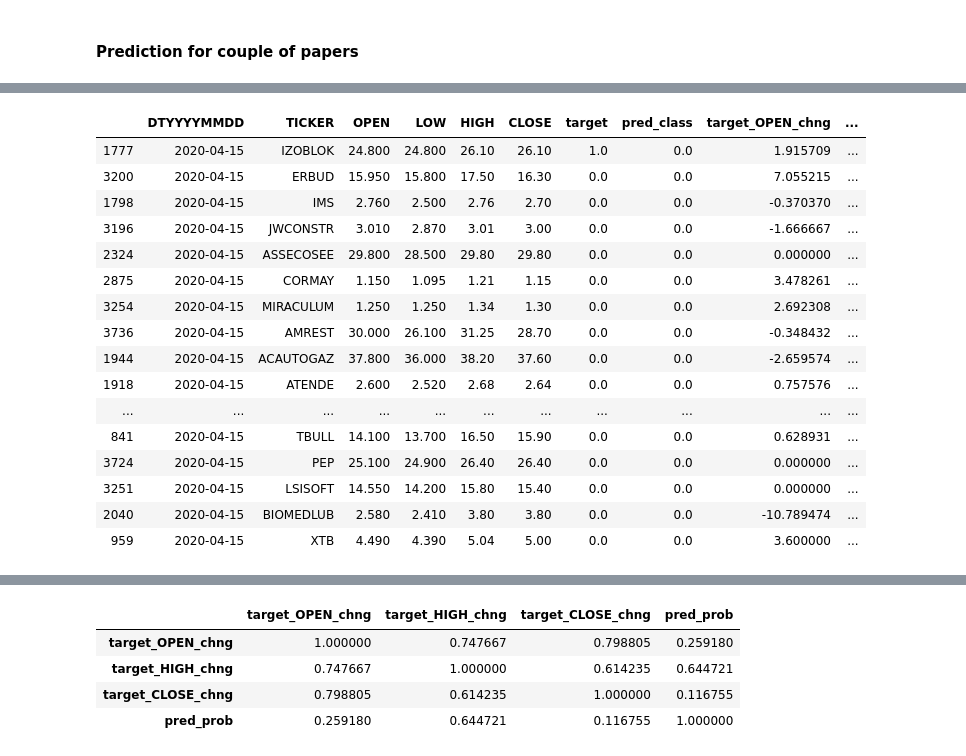
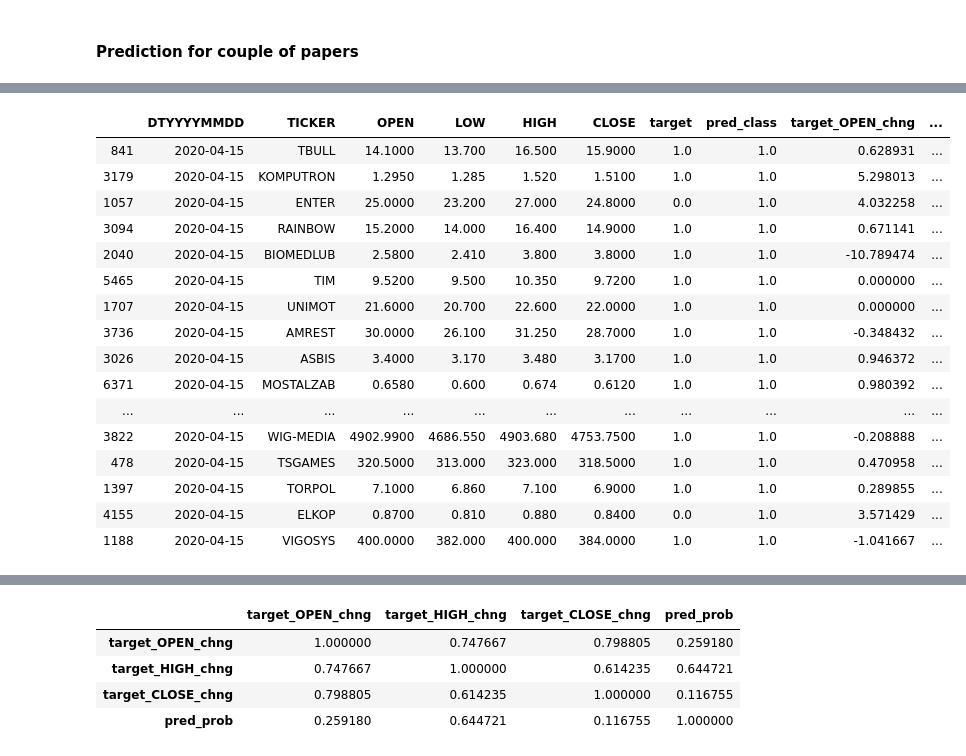
Before and after one commit to showeye/wse_analytics, a Jupyter notebook: bossa.ipynb, the cells around one changed output, grey strips where cells are left out. Cells and saved outputs as stored; diff of their text form; code cells hidden in the pictures.

```diff
--- a/bossa.ipynb
+++ b/bossa.ipynb
@@ -524,0 +550,21 @@ for p in tqdm(list(skaner_df_see.ticker.values) + watch):
+# %%
+%%time
+p = Process(target=f, args=(q, res))
+p2 = Process(target=f, args=(q, res))
+p3 = Process(target=f, args=(q, res))
+p4 = Process(target=f, args=(q, res))
+p5 = Process(target=f, args=(q, res))
+p.start()
+p2.start()
+p3.start()
+p4.start()
+p5.start()
+
+total = q.qsize()
+pbar = tqdm(total = total)
+
+while(q.qsize()):
+    if total > q.qsize():
+        pbar.update(1)
+        total = q.qsize()
+pbar.close()
@@ -524,0 +592,12 @@ for p in tqdm(list(skaner_df_see.ticker.values) + watch):
+# %%
+%%time
+df_merged = pd.DataFrame()
+
+total = resfin.qsize()
+pbar = tqdm(total = total)
+
+while not resfin.empty():
+    df = resfin.get()
+    df_merged = pd.concat([df_merged, df])
+    pbar.update(1)
+pbar.close()
@@ -554,5 +651,5 @@ df = df_merged.copy()
 # %%
-cut_date = '2020-03-01'
+cut_date = '2020-03-13'
 train_data = df.loc[df.index < cut_date,train_cols]
 eval_data = df.loc[df.index >= cut_date,train_cols]
 train_labels = df.loc[df.index < cut_date,'target'].values
@@ -606,5 +669,5 @@ model = get_model()
 # %%
 model.fit(train_data, train_labels, #cat_features=[0, 1],
           eval_set=[(eval_data[:-1], eval_labels[:-1])],
-         early_stopping_rounds=100, use_best_model=True)
+         early_stopping_rounds=500, use_best_model=True)
 # %% [output]
@@ -825,23 +902,24 @@ res_see.groupby('pred_prob_rounded').mean()[['target_OPEN_chng', 'target_HIGH_ch
 # %%
-res_see.loc[(res_see.pred_prob < 0.5) & (res_see.loc[:,'DTYYYYMMDD'] == '2020-04-15')].sort_values('pred_prob', ascending=False).head(100)
+res_see.loc[(res_see.pred_prob > 0)
+            & (res_see.loc[:,'DTYYYYMMDD'] == '2020-04-15')].sort_values('pred_prob', ascending=False).head(100)
 # %% [output]
 |  | DTYYYYMMDD | TICKER | OPEN | LOW | HIGH | CLOSE | target | pred_class | target_OPEN_chng | ... |
-| 1777 | 2020-04-15 | IZOBLOK | 24.800 | 24.800 | 26.10 | 26.10 | 1.0 | 0.0 | 1.915709 | ... |
-| 3200 | 2020-04-15 | ERBUD | 15.950 | 15.800 | 17.50 | 16.30 | 0.0 | 0.0 | 7.055215 | ... |
-| 1798 | 2020-04-15 | IMS | 2.760 | 2.500 | 2.76 | 2.70 | 0.0 | 0.0 | -0.370370 | ... |
-| 3196 | 2020-04-15 | JWCONSTR | 3.010 | 2.870 | 3.01 | 3.00 | 0.0 | 0.0 | -1.666667 | ... |
-| 2324 | 2020-04-15 | ASSECOSEE | 29.800 | 28.500 | 29.80 | 29.80 | 0.0 | 0.0 | 0.000000 | ... |
-| 2875 | 2020-04-15 | CORMAY | 1.150 | 1.095 | 1.21 | 1.15 | 0.0 | 0.0 | 3.478261 | ... |
-| 3254 | 2020-04-15 | MIRACULUM | 1.250 | 1.250 | 1.34 | 1.30 | 0.0 | 0.0 | 2.692308 | ... |
-| 3736 | 2020-04-15 | AMREST | 30.000 | 26.100 | 31.25 | 28.70 | 0.0 | 0.0 | -0.348432 | ... |
-| 1944 | 2020-04-15 | ACAUTOGAZ | 37.800 | 36.000 | 38.20 | 37.60 | 0.0 | 0.0 | -2.659574 | ... |
-| 1918 | 2020-04-15 | ATENDE | 2.600 | 2.520 | 2.68 | 2.64 | 0.0 | 0.0 | 0.757576 | ... |
+| 841 | 2020-04-15 | TBULL | 14.1000 | 13.700 | 16.500 | 15.9000 | 1.0 | 1.0 | 0.628931 | ... |
+| 3179 | 2020-04-15 | KOMPUTRON | 1.2950 | 1.285 | 1.520 | 1.5100 | 1.0 | 1.0 | 5.298013 | ... |
+| 1057 | 2020-04-15 | ENTER | 25.0000 | 23.200 | 27.000 | 24.8000 | 0.0 | 1.0 | 4.032258 | ... |
+| 3094 | 2020-04-15 | RAINBOW | 15.2000 | 14.000 | 16.400 | 14.9000 | 1.0 | 1.0 | 0.671141 | ... |
+| 2040 | 2020-04-15 | BIOMEDLUB | 2.5800 | 2.410 | 3.800 | 3.8000 | 1.0 | 1.0 | -10.789474 | ... |
+| 5465 | 2020-04-15 | TIM | 9.5200 | 9.500 | 10.350 | 9.7200 | 1.0 | 1.0 | 0.000000 | ... |
+| 1707 | 2020-04-15 | UNIMOT | 21.6000 | 20.700 | 22.600 | 22.0000 | 1.0 | 1.0 | 0.000000 | ... |
+| 3736 | 2020-04-15 | AMREST | 30.0000 | 26.100 | 31.250 | 28.7000 | 1.0 | 1.0 | -0.348432 | ... |
+| 3026 | 2020-04-15 | ASBIS | 3.4000 | 3.170 | 3.480 | 3.1700 | 1.0 | 1.0 | 0.946372 | ... |
+| 6371 | 2020-04-15 | MOSTALZAB | 0.6580 | 0.600 | 0.674 | 0.6120 | 1.0 | 1.0 | 0.980392 | ... |
 | ... | ... | ... | ... | ... | ... | ... | ... | ... | ... | ... |
-| 841 | 2020-04-15 | TBULL | 14.100 | 13.700 | 16.50 | 15.90 | 0.0 | 0.0 | 0.628931 | ... |
-| 3724 | 2020-04-15 | PEP | 25.100 | 24.900 | 26.40 | 26.40 | 0.0 | 0.0 | 0.000000 | ... |
-| 3251 | 2020-04-15 | LSISOFT | 14.550 | 14.200 | 15.80 | 15.40 | 0.0 | 0.0 | 0.000000 | ... |
-| 2040 | 2020-04-15 | BIOMEDLUB | 2.580 | 2.410 | 3.80 | 3.80 | 0.0 | 0.0 | -10.789474 | ... |
-| 959 | 2020-04-15 | XTB | 4.490 | 4.390 | 5.04 | 5.00 | 0.0 | 0.0 | 3.600000 | ... |
+| 3822 | 2020-04-15 | WIG-MEDIA | 4902.9900 | 4686.550 | 4903.680 | 4753.7500 | 1.0 | 1.0 | -0.208888 | ... |
+| 478 | 2020-04-15 | TSGAMES | 320.5000 | 313.000 | 323.000 | 318.5000 | 1.0 | 1.0 | 0.470958 | ... |
+| 1397 | 2020-04-15 | TORPOL | 7.1000 | 6.860 | 7.100 | 6.9000 | 1.0 | 1.0 | 0.289855 | ... |
+| 4155 | 2020-04-15 | ELKOP | 0.8700 | 0.810 | 0.880 | 0.8400 | 0.0 | 1.0 | 3.571429 | ... |
+| 1188 | 2020-04-15 | VIGOSYS | 400.0000 | 382.000 | 400.000 | 384.0000 | 1.0 | 1.0 | -1.041667 | ... |
 # %%
 res_see.loc[(res_see.TICKER.apply(lambda x: True if x in watch else False) & (res_see.loc[:,'DTYYYYMMDD'] == '2020-04-15')),:]
 # %% [output]
```
Also changed, not shown: parts of 30 cells of this notebook.
